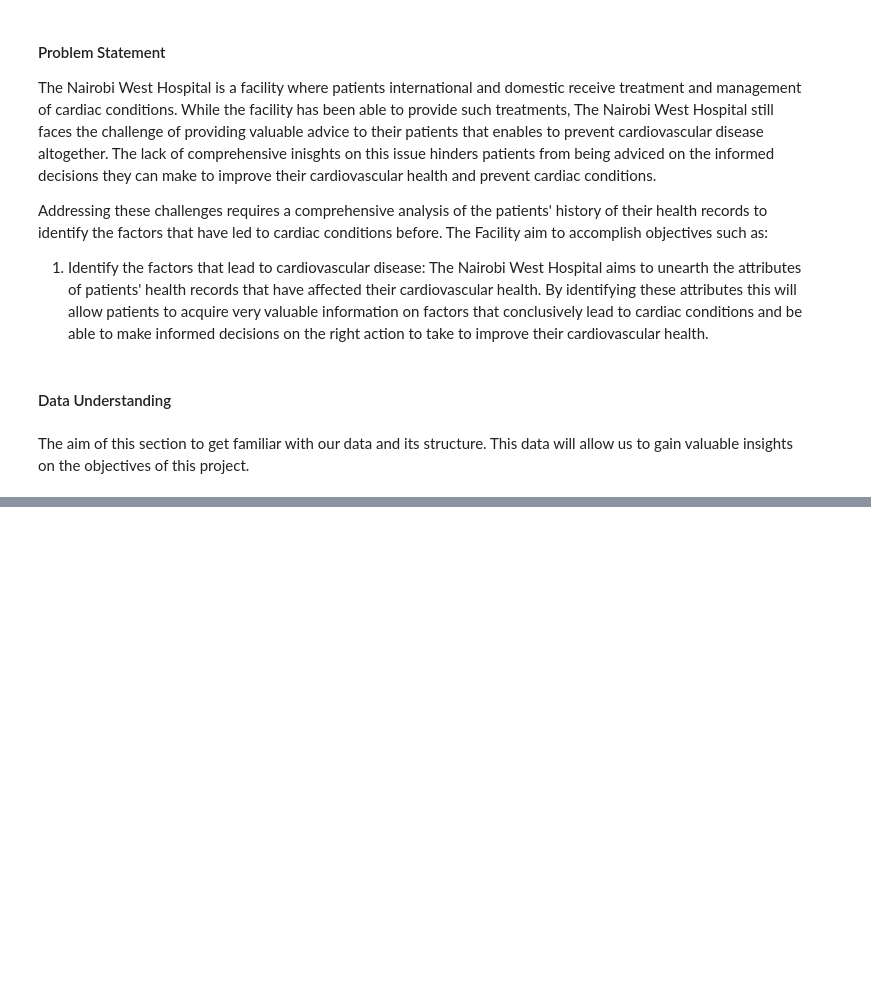
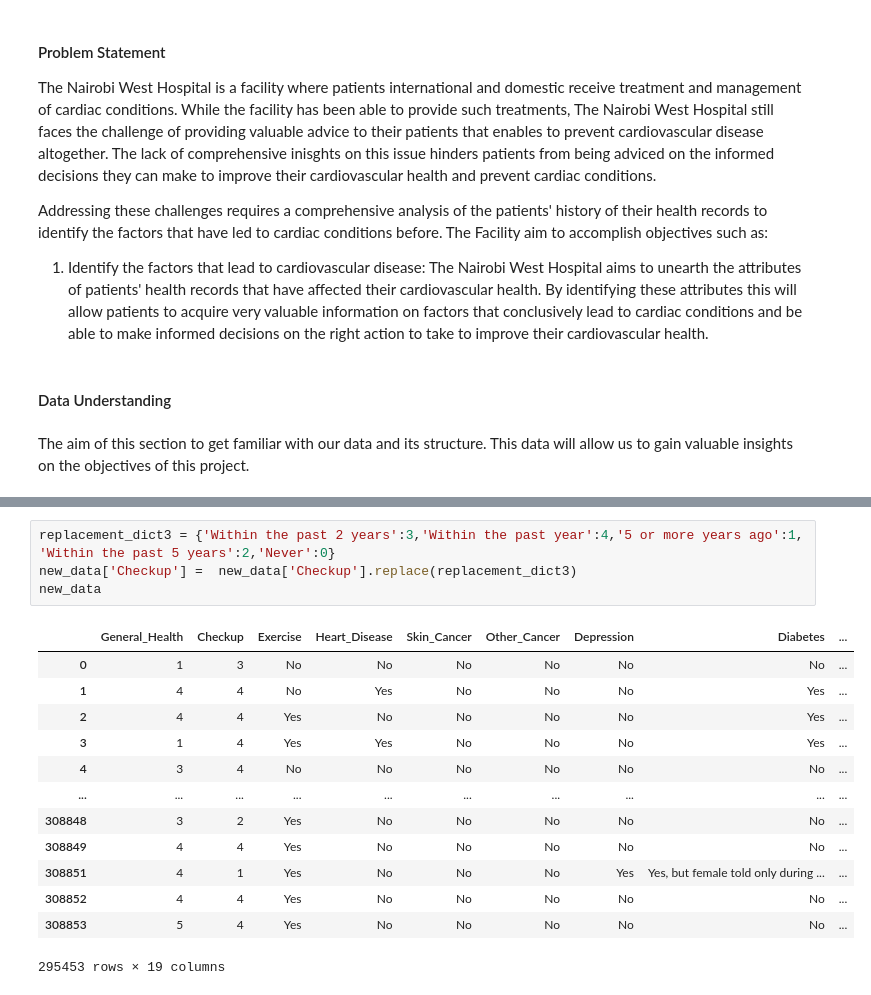
Before and after one commit to valarythairu/dsc-phase-3-project, a Jupyter notebook: index.ipynb, the cells around one changed output, grey strips where cells are left out. Saved outputs shown, nothing was run; the diff lists cells and outputs as text; blank space fills up the shorter version.

```diff
--- a/index.ipynb
+++ b/index.ipynb
@@ -41,0 +277,19 @@ df
+# %%
+replacement_dict3 = {'Within the past 2 years':3,'Within the past year':4,'5 or more years ago':1,
+'Within the past 5 years':2,'Never':0}
+new_data['Checkup'] =  new_data['Checkup'].replace(replacement_dict3)
+new_data
+# %% [output]
+|  | General_Health | Checkup | Exercise | Heart_Disease | Skin_Cancer | Other_Cancer | Depression | Diabetes | ... |
+| 0 | 1 | 3 | No | No | No | No | No | No | ... |
+| 1 | 4 | 4 | No | Yes | No | No | No | Yes | ... |
+| 2 | 4 | 4 | Yes | No | No | No | No | Yes | ... |
+| 3 | 1 | 4 | Yes | Yes | No | No | No | Yes | ... |
+| 4 | 3 | 4 | No | No | No | No | No | No | ... |
+| ... | ... | ... | ... | ... | ... | ... | ... | ... | ... |
+| 308848 | 3 | 2 | Yes | No | No | No | No | No | ... |
+| 308849 | 4 | 4 | Yes | No | No | No | No | No | ... |
+| 308851 | 4 | 1 | Yes | No | No | No | Yes | Yes, but female told only during ... | ... |
+| 308852 | 4 | 4 | Yes | No | No | No | No | No | ... |
+| 308853 | 5 | 4 | Yes | No | No | No | No | No | ... |
+295453 rows × 19 columns
```
Also changed, not shown: parts of 36 cells of this notebook.
